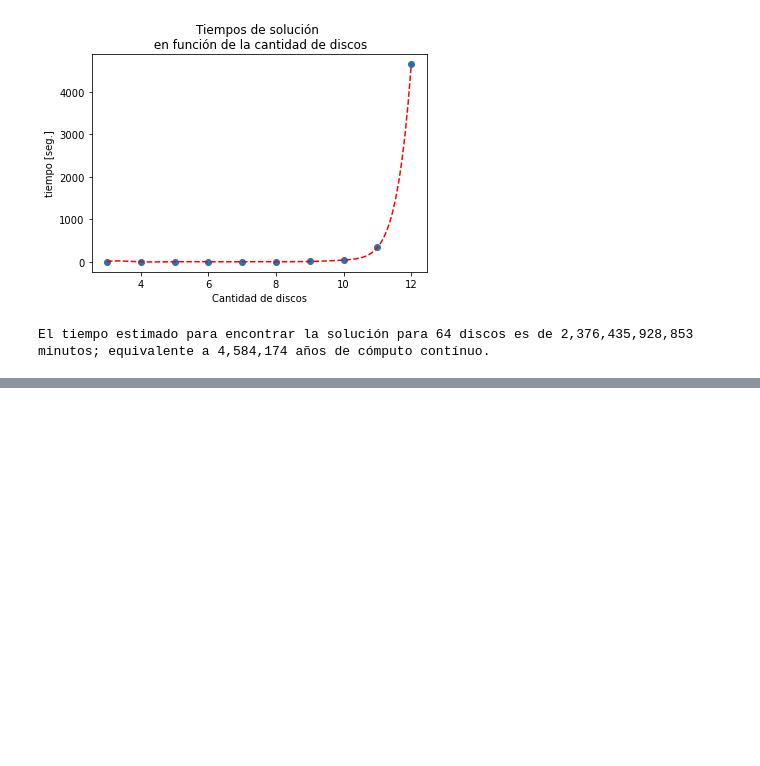
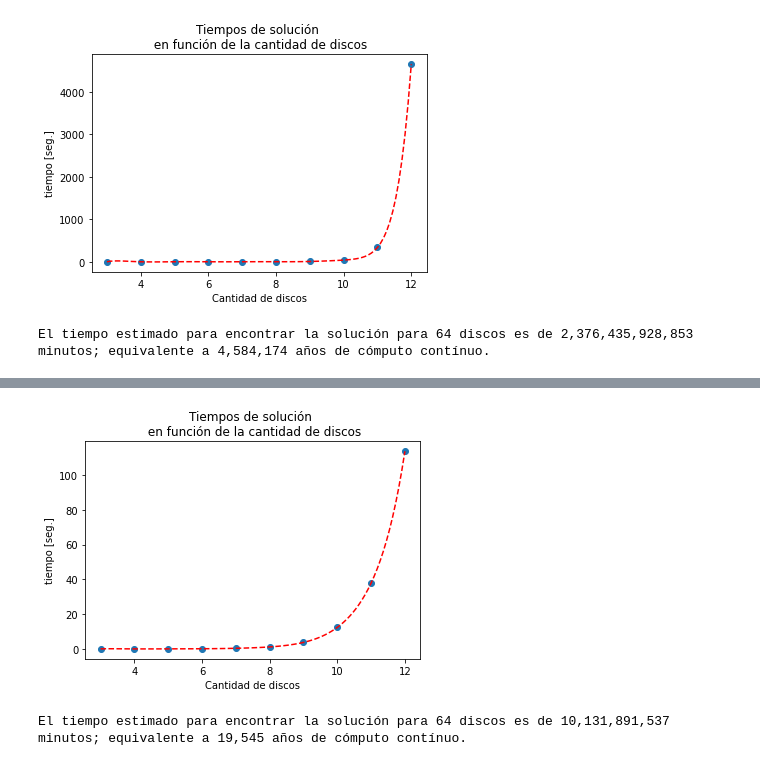
Before and after one commit to cgaravitoc/macc, a Jupyter notebook: AI/Miniproyecto - torres de hanoi/Hanoi.ipynb, the cells around one changed output, grey strips where cells are left out. Cells and saved outputs as stored; diff of their text form; code cells hidden in the pictures; blank space fills up the shorter version.

```diff
--- a/AI/Miniproyecto - torres de hanoi/Hanoi.ipynb
+++ b/AI/Miniproyecto - torres de hanoi/Hanoi.ipynb
@@ -376,0 +397,28 @@ El tiempo estimado para encontrar la solución para 64 discos es de 2,376,435,92
+# %%
+myList = dict_tiempos_sol.items() # cambiar a dict_tiempos_sol, para correr con datos generados de forma local
+x, y = zip(*myList)
+
+x_reg = np.arange(3,13)
+y_reg = np.array(y)
+
+log_x_reg = np.log(x_reg)
+log_y_reg = np.log(y_reg)
+
+
+mymodel = np.poly1d(np.polyfit(x_reg, y_reg, 10))
+
+myline = np.linspace(3, 12, 100)
+
+plt.scatter(x_reg, y_reg)
+plt.xlabel("Cantidad de discos")
+plt.ylabel("tiempo [seg.]")
+plt.title("Tiempos de solución \n en función de la cantidad de discos")
+plt.plot(myline, mymodel(myline), 'r--')
+plt.show()
+# %% [output]
+[figure, added]
+# %%
+my_n = 64 # cantidad de discos
+print(f"El tiempo estimado para encontrar la solución para {my_n} discos es de {round(mymodel(my_n) * (1/(60))):,} minutos; equivalente a {round(mymodel(my_n) * (1/(60 * 60 * 24 * 30 * 12))):,} años de cómputo contínuo.")
+# %% [output]
+El tiempo estimado para encontrar la solución para 64 discos es de 10,131,891,537 minutos; equivalente a 19,545 años de cómputo contínuo.
```
Also changed, not shown: parts of 8 cells of this notebook, 10 other files.
